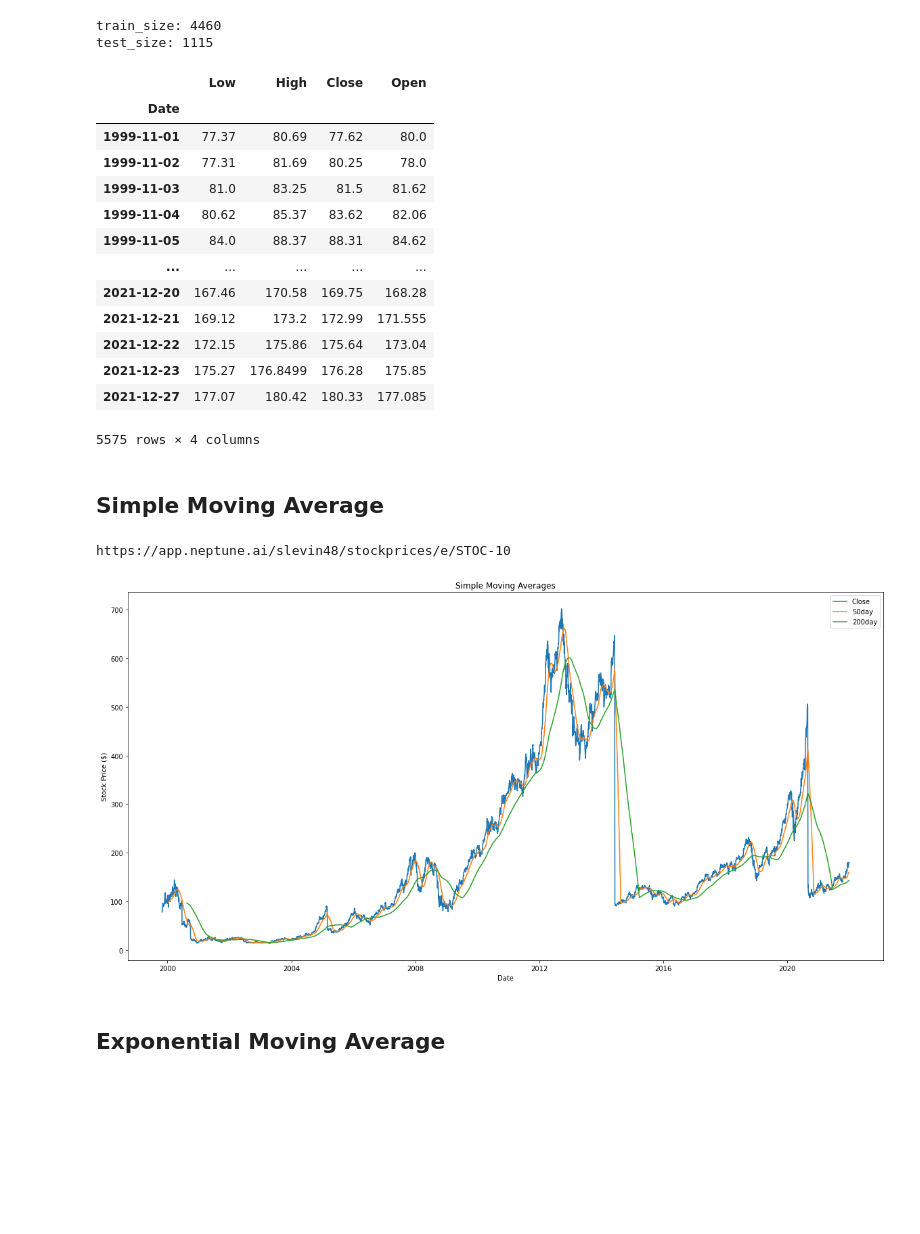
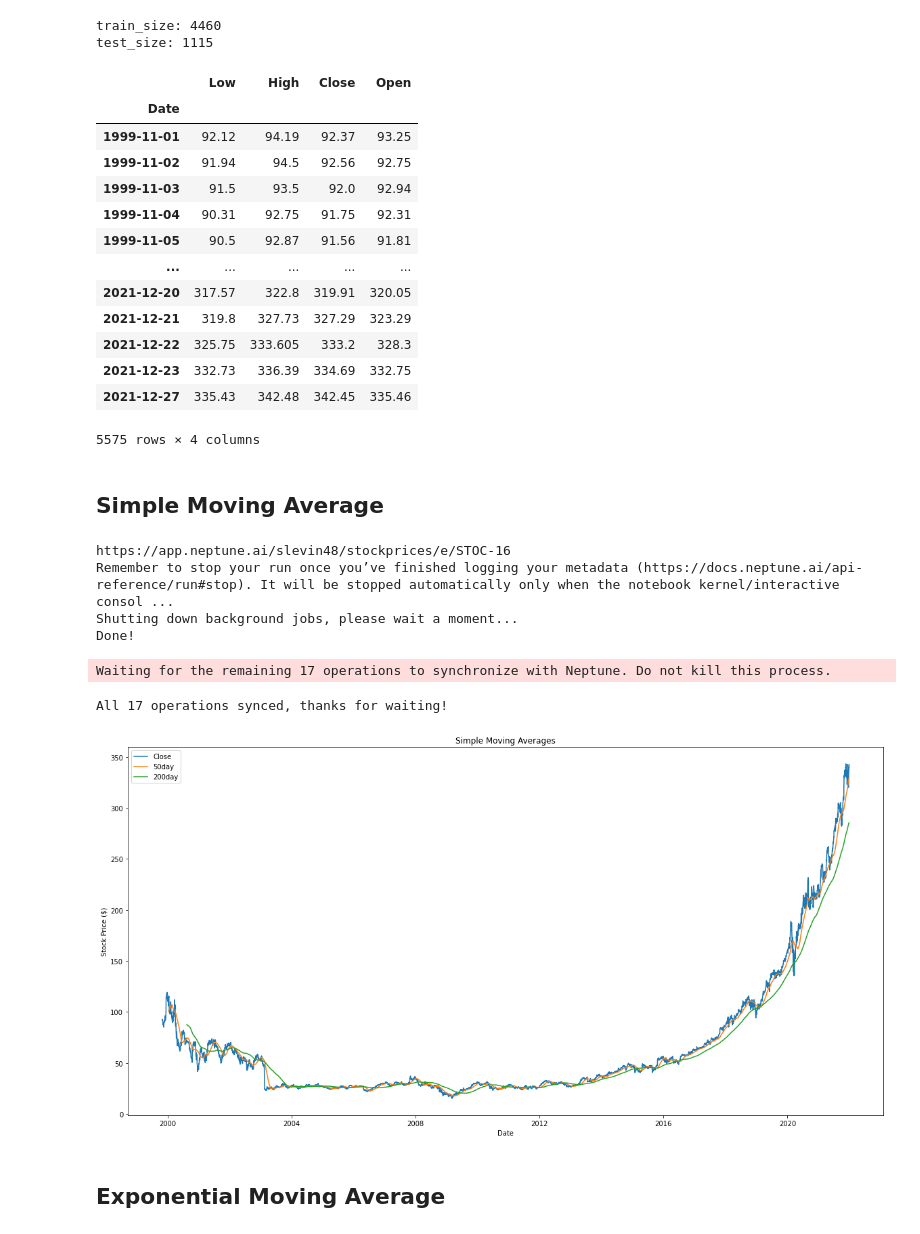
Before and after one commit to slevin48/stock, a Jupyter notebook: notebook.ipynb, the cells around one changed output. Cells and saved outputs as stored; diff of their text form; code cells hidden in the pictures; blank space fills up the shorter version.

Commit message:
Upgrade notebook to new Neptune API on MSFT stocks

```diff
--- a/notebook.ipynb
+++ b/notebook.ipynb
@@ -80,7 +52,7 @@ import urllib.request, json
 import config
 api_key = config.alphavantage_key
 # stock ticker symbol
-ticker = 'AAPL'
+ticker = 'MSFT'
 
 # JSON file with all the stock prices data
 url_string = "https://www.alphavantage.co/query?function=TIME_SERIES_DAILY&symbol=%s&outputsize=full&apikey=%s"%(ticker,api_key)
@@ -122,9 +91,0 @@ Alternatively, read local file
-# %%
-# stock ticker symbol
-ticker = 'AAPL'
-
-# Save data to this file
-fileName = 'stock_market_data-%s.csv'%ticker
-
-df = pd.read_csv("data/"+fileName,index_col="Unnamed: 0")
-df
@@ -208,8 +154,9 @@ def plot_stock_trend(var, cur_title, stockprices=stockprices, logNeptune=True, l
     plt.axis('tight')
     plt.ylabel('Stock Price ($)')
 
+    ## Log images to Neptune new version
     if logNeptune:
-        npt_exp.log_image(f'Plot of Stock Predictions with {logmodelName}', ax.get_figure())
+        npt_exp[f'Plot of Stock Predictions with {logmodelName}'].upload(neptune.types.File.as_image(ax.get_figure()))
 
 def calculate_perf_metrics(var, logNeptune=True, logmodelName='Simple MA'):
     ### RMSE
@@ -217,12 +164,10 @@ def calculate_perf_metrics(var, logNeptune=True, logmodelName='Simple MA'):
     ### MAPE
     mape = calculate_mape(np.array(stockprices[train_size:]['Close']), np.array(stockprices[train_size:][var]))
 
+    ## Log images to Neptune new version
     if logNeptune:
-        npt_exp.send_metric('RMSE', rmse)
-        npt_exp.log_metric('RMSE', rmse)
-
-        npt_exp.send_metric('MAPE (%)', mape)
-        npt_exp.log_metric('MAPE (%)', mape)
+        npt_exp['RMSE'].log(rmse)
+        npt_exp['MAPE (%)'].log(mape)
 
     return rmse, mape
 # %%
@@ -250,45 +195,56 @@ stockprices
 # %% [output]
 |  | Low | High | Close | Open |
 | Date |  |  |  |  |
-| 1999-11-01 | 77.37 | 80.69 | 77.62 | 80.0 |
-| 1999-11-02 | 77.31 | 81.69 | 80.25 | 78.0 |
-| 1999-11-03 | 81.0 | 83.25 | 81.5 | 81.62 |
-| 1999-11-04 | 80.62 | 85.37 | 83.62 | 82.06 |
-| 1999-11-05 | 84.0 | 88.37 | 88.31 | 84.62 |
+| 1999-11-01 | 92.12 | 94.19 | 92.37 | 93.25 |
+| 1999-11-02 | 91.94 | 94.5 | 92.56 | 92.75 |
+| 1999-11-03 | 91.5 | 93.5 | 92.0 | 92.94 |
+| 1999-11-04 | 90.31 | 92.75 | 91.75 | 92.31 |
+| 1999-11-05 | 90.5 | 92.87 | 91.56 | 91.81 |
 | ... | ... | ... | ... | ... |
-| 2021-12-20 | 167.46 | 170.58 | 169.75 | 168.28 |
-| 2021-12-21 | 169.12 | 173.2 | 172.99 | 171.555 |
-| 2021-12-22 | 172.15 | 175.86 | 175.64 | 173.04 |
-| 2021-12-23 | 175.27 | 176.8499 | 176.28 | 175.85 |
-| 2021-12-27 | 177.07 | 180.42 | 180.33 | 177.085 |
+| 2021-12-20 | 317.57 | 322.8 | 319.91 | 320.05 |
+| 2021-12-21 | 319.8 | 327.73 | 327.29 | 323.29 |
+| 2021-12-22 | 325.75 | 333.605 | 333.2 | 328.3 |
+| 2021-12-23 | 332.73 | 336.39 | 334.69 | 332.75 |
+| 2021-12-27 | 335.43 | 342.48 | 342.45 | 335.46 |
 5575 rows × 4 columns
 # %% [markdown]
 ## Simple Moving Average
 # %%
 window_size = 50
 
+###### Create Neptune project
+## update: pip install neptune-client
+import neptune.new as neptune
+import os
+
 # Create an experiment and log the model in Neptune new version
-npt_exp = project.create_experiment(name='SMA',
-                                        description='stock-prediction-machine-learning',
-                                        tags=['stockprediction', 'MA_Simple', 'neptune'])
-
+npt_exp = neptune.init(api_token=os.getenv('NEPTUNE_API_TOKEN'),
+                       project='slevin48/stockprices',
+                       name='SMA',
+                        description='stock-prediction-machine-learning',
+                        tags=[ticker,'stockprediction', 'MA_Simple', 'neptune'])
 
 
 window_var = str(window_size) + 'day'
 
 stockprices[window_var] = stockprices['Close'].rolling(window_size).mean()
 ### Include a 200-day SMA for reference
 stockprices['200day'] = stockprices['Close'].rolling(200).mean()
 
 ### Plot and performance metrics for SMA model
 plot_stock_trend(var=window_var,stockprices=stockprices, cur_title='Simple Moving Averages', logmodelName='Simple MA')
 rmse_sma, mape_sma = calculate_perf_metrics(var=window_var, logmodelName='Simple MA')
 
 ### Stop the run after logging for new version
 npt_exp.stop()
 # %% [output]
-https://app.neptune.ai/slevin48/stockprices/e/STOC-10
+https://app.neptune.ai/slevin48/stockprices/e/STOC-16
+Remember to stop your run once you’ve finished logging your metadata (https://docs.neptune.ai/api-reference/run#stop). It will be stopped automatically only when the notebook kernel/interactive consol ...
+Shutting down background jobs, please wait a moment...
+Done!
+Waiting for the remaining 17 operations to synchronize with Neptune. Do not kill this process.
+All 17 operations synced, thanks for waiting!
-[figure, old version]
+[figure, new version]
 # %% [markdown]
 ## Exponential Moving Average
 # %%
```
Also changed, not shown: parts of 16 cells of this notebook, 1 other file.
